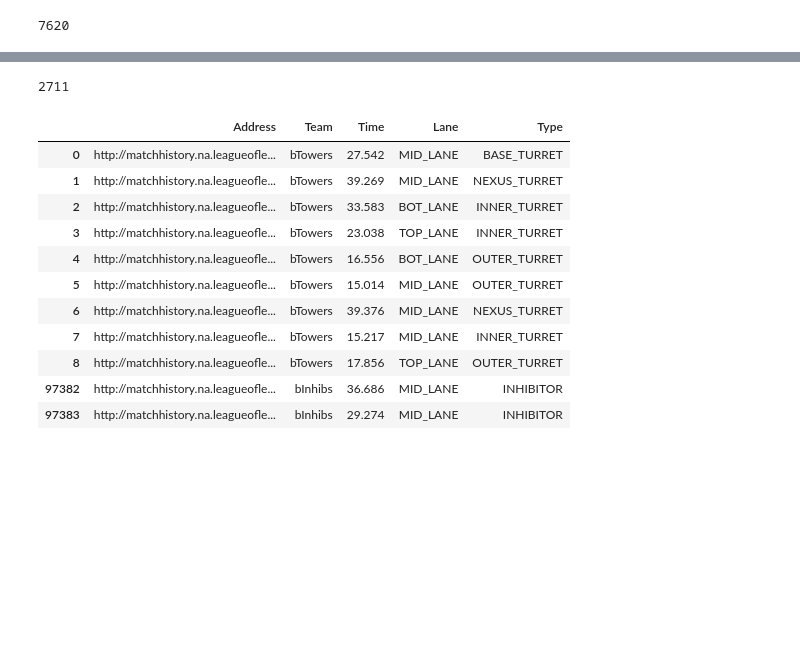
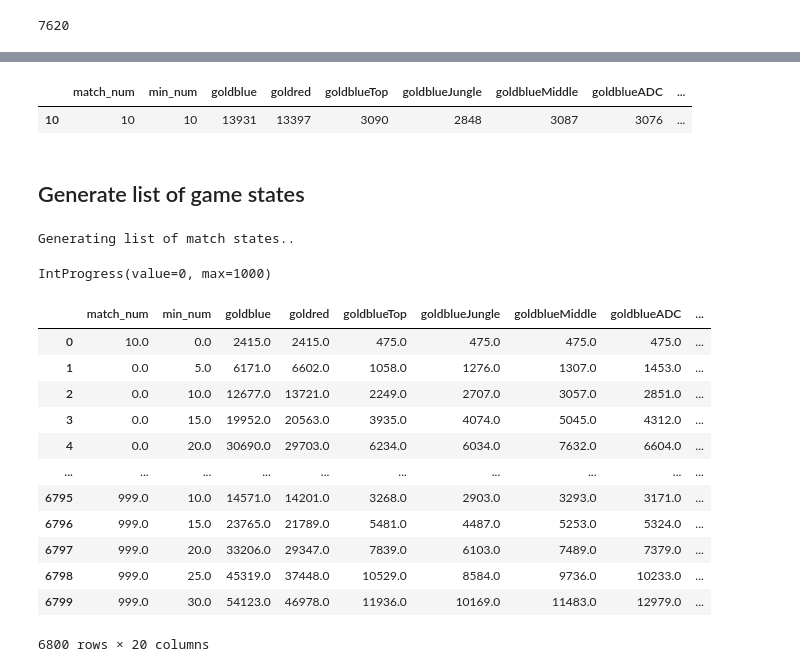
Before and after one commit to LegoYoda112/datasci-LOL-analysis, a Jupyter notebook: Game state.ipynb, the cells around one changed output, grey strips where cells are left out. Cells and saved outputs as stored; diff of their text form; code cells hidden in the pictures; blank space fills up the shorter version.

```diff
--- a/Game state.ipynb
+++ b/Game state.ipynb
@@ -85,19 +95,47 @@ get_match_state(99, 35)
-# %%
-matches[0].gold_type('goldblue')[2]
-# %% [output]
-2711
-# %%
-matches[0].blue_structures()
-# %% [output]
-|  | Address | Team | Time | Lane | Type |
-| 0 | http://matchhistory.na.leagueofle... | bTowers | 27.542 | MID_LANE | BASE_TURRET |
-| 1 | http://matchhistory.na.leagueofle... | bTowers | 39.269 | MID_LANE | NEXUS_TURRET |
-| 2 | http://matchhistory.na.leagueofle... | bTowers | 33.583 | BOT_LANE | INNER_TURRET |
-| 3 | http://matchhistory.na.leagueofle... | bTowers | 23.038 | TOP_LANE | INNER_TURRET |
-| 4 | http://matchhistory.na.leagueofle... | bTowers | 16.556 | BOT_LANE | OUTER_TURRET |
-| 5 | http://matchhistory.na.leagueofle... | bTowers | 15.014 | MID_LANE | OUTER_TURRET |
-| 6 | http://matchhistory.na.leagueofle... | bTowers | 39.376 | MID_LANE | NEXUS_TURRET |
-| 7 | http://matchhistory.na.leagueofle... | bTowers | 15.217 | MID_LANE | INNER_TURRET |
-| 8 | http://matchhistory.na.leagueofle... | bTowers | 17.856 | TOP_LANE | OUTER_TURRET |
-| 97382 | http://matchhistory.na.leagueofle... | bInhibs | 36.686 | MID_LANE | INHIBITOR |
-| 97383 | http://matchhistory.na.leagueofle... | bInhibs | 29.274 | MID_LANE | INHIBITOR |
+# %%
+test_match_num = 10
+
+state = get_match_state(test_match_num, 10)
+
+state
+# %% [output]
+|  | match_num | min_num | goldblue | goldred | goldblueTop | goldblueJungle | goldblueMiddle | goldblueADC | ... |
+| 10 | 10 | 10 | 13931 | 13397 | 3090 | 2848 | 3087 | 3076 | ... |
+# %% [markdown]
+## Generate list of game states
+# %%
+state_list = get_match_state(test_match_num, 0)
+
+num_matches = 1000
+
+print("Generating list of match states..")
+prog = IntProgress(min=0, max=num_matches)
+display(prog)
+
+for match_num in range(0, num_matches):
+    match_length = matches[match_num].length()
+
+    prog.value += 1
+
+    for i in np.arange(5, match_length, 5):
+        state_list = state_list.append(get_match_state(match_num, i))
+
+state_list.index = range(len(state_list))
+
+state_list
+# %% [output]
+Generating list of match states..
+IntProgress(value=0, max=1000)
+|  | match_num | min_num | goldblue | goldred | goldblueTop | goldblueJungle | goldblueMiddle | goldblueADC | ... |
+| 0 | 10.0 | 0.0 | 2415.0 | 2415.0 | 475.0 | 475.0 | 475.0 | 475.0 | ... |
+| 1 | 0.0 | 5.0 | 6171.0 | 6602.0 | 1058.0 | 1276.0 | 1307.0 | 1453.0 | ... |
+| 2 | 0.0 | 10.0 | 12677.0 | 13721.0 | 2249.0 | 2707.0 | 3057.0 | 2851.0 | ... |
+| 3 | 0.0 | 15.0 | 19952.0 | 20563.0 | 3935.0 | 4074.0 | 5045.0 | 4312.0 | ... |
+| 4 | 0.0 | 20.0 | 30690.0 | 29703.0 | 6234.0 | 6034.0 | 7632.0 | 6604.0 | ... |
+| ... | ... | ... | ... | ... | ... | ... | ... | ... | ... |
+| 6795 | 999.0 | 10.0 | 14571.0 | 14201.0 | 3268.0 | 2903.0 | 3293.0 | 3171.0 | ... |
+| 6796 | 999.0 | 15.0 | 23765.0 | 21789.0 | 5481.0 | 4487.0 | 5253.0 | 5324.0 | ... |
+| 6797 | 999.0 | 20.0 | 33206.0 | 29347.0 | 7839.0 | 6103.0 | 7489.0 | 7379.0 | ... |
+| 6798 | 999.0 | 25.0 | 45319.0 | 37448.0 | 10529.0 | 8584.0 | 9736.0 | 10233.0 | ... |
+| 6799 | 999.0 | 30.0 | 54123.0 | 46978.0 | 11936.0 | 10169.0 | 11483.0 | 12979.0 | ... |
+6800 rows × 20 columns
```
Also changed, not shown: parts of 9 cells of this notebook, 2 other files.
